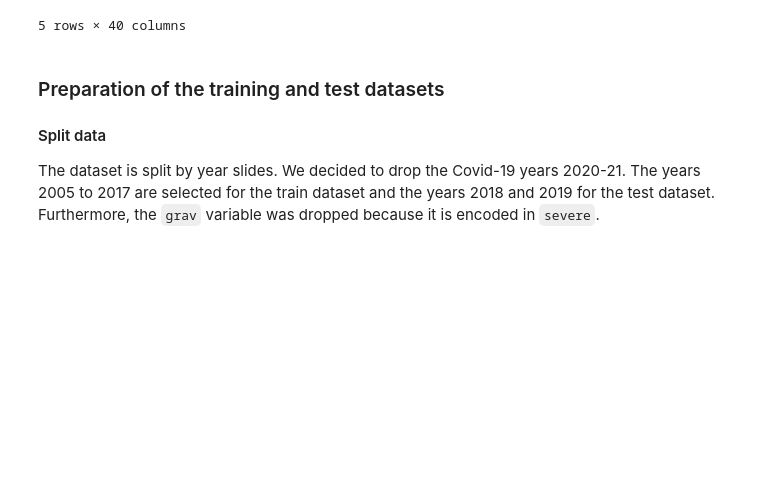
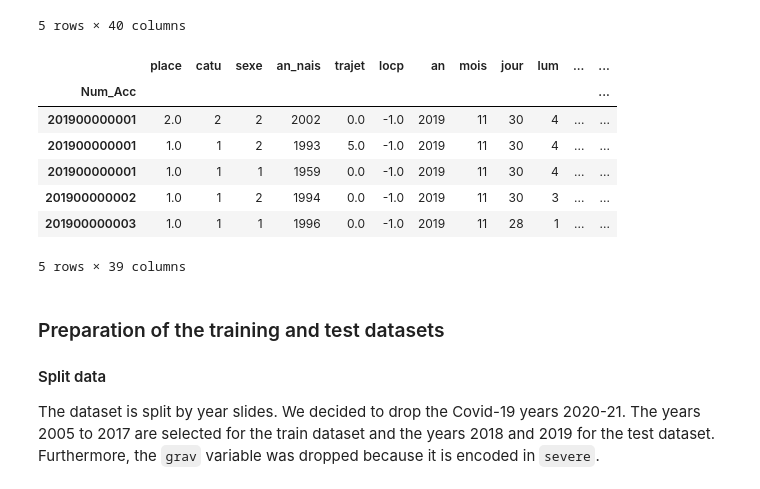
Before and after one commit to tiagoru/Road_accidents_france, a Jupyter notebook: Final_notebook_4_PCA_with_Randon_forester.ipynb, the cells around one changed output. Saved outputs shown, nothing was run; the diff lists cells and outputs as text; code cells hidden in the pictures; blank space fills up the shorter version.

```diff
--- a/Final_notebook_4_PCA_with_Randon_forester.ipynb
+++ b/Final_notebook_4_PCA_with_Randon_forester.ipynb
@@ -123,6 +123,18 @@ df.head()
 | 201900000002 | 1.0 | 1 | 4 | 2 | 1994 | 0.0 | -1.0 | 2019 | 11 | 30 | ... | ... |
 | 201900000003 | 1.0 | 1 | 1 | 1 | 1996 | 0.0 | -1.0 | 2019 | 11 | 28 | ... | ... |
 5 rows × 40 columns
+# %%
+df.drop('grav', axis = 1, inplace = True)
+df.head()
+# %% [output]
+|  | place | catu | sexe | an_nais | trajet | locp | an | mois | jour | lum | ... | ... |
+| Num_Acc |  |  |  |  |  |  |  |  |  |  |  | ... |
+| 201900000001 | 2.0 | 2 | 2 | 2002 | 0.0 | -1.0 | 2019 | 11 | 30 | 4 | ... | ... |
+| 201900000001 | 1.0 | 1 | 2 | 1993 | 5.0 | -1.0 | 2019 | 11 | 30 | 4 | ... | ... |
+| 201900000001 | 1.0 | 1 | 1 | 1959 | 0.0 | -1.0 | 2019 | 11 | 30 | 4 | ... | ... |
+| 201900000002 | 1.0 | 1 | 2 | 1994 | 0.0 | -1.0 | 2019 | 11 | 30 | 3 | ... | ... |
+| 201900000003 | 1.0 | 1 | 1 | 1996 | 0.0 | -1.0 | 2019 | 11 | 28 | 1 | ... | ... |
+5 rows × 39 columns
 # %% [markdown]
 ### Preparation of the training and test datasets
 #### Split data
```
Also changed, not shown: parts of 2 cells of this notebook.
